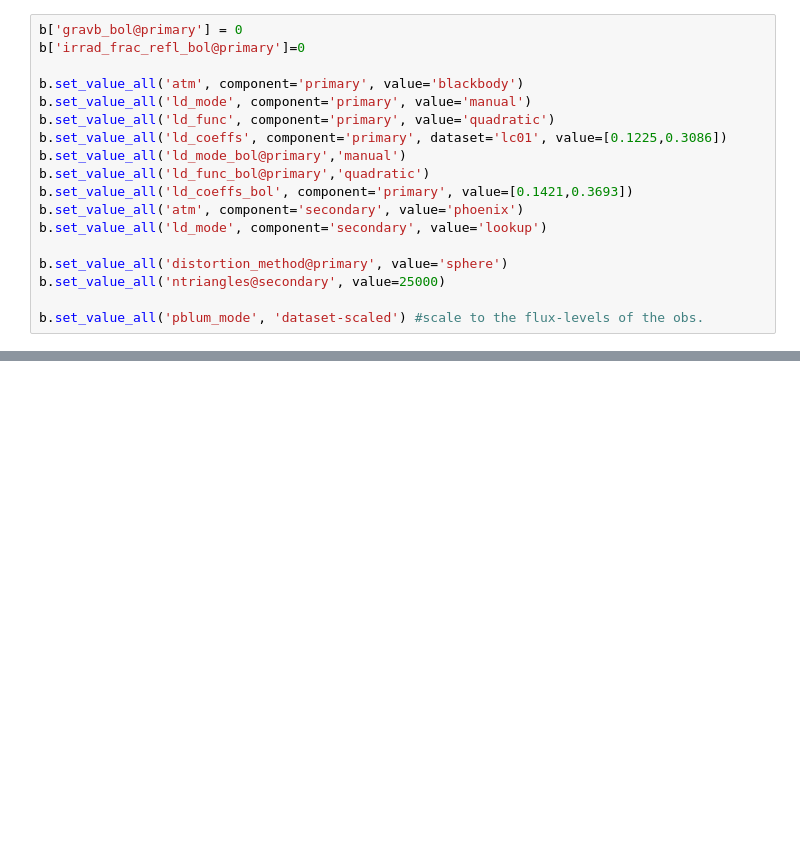
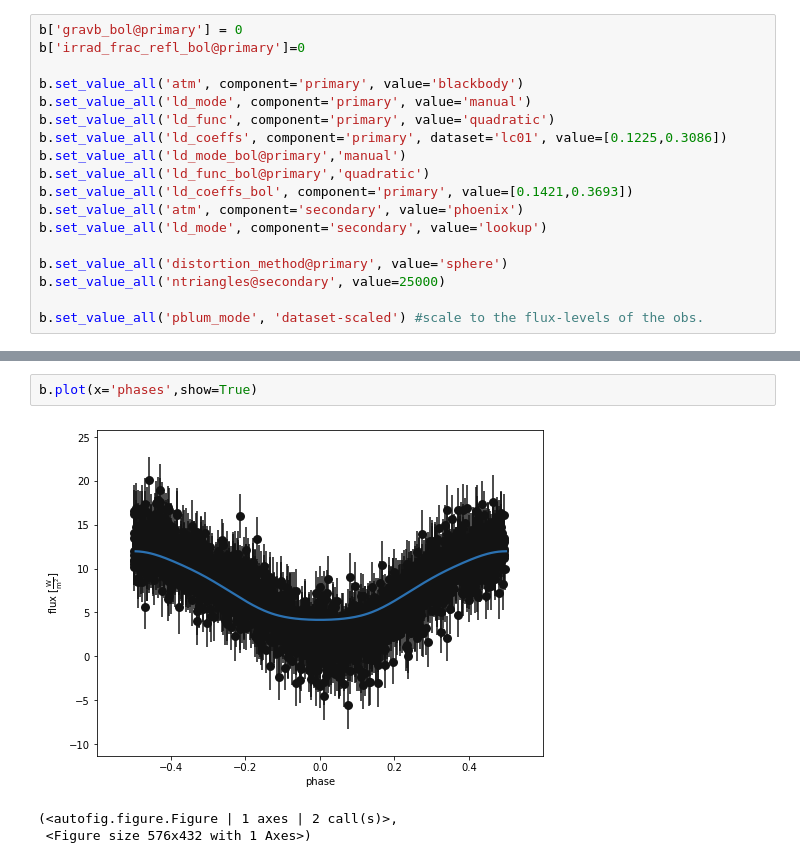
Before and after one commit to fallingelf/Phoebe, a Jupyter notebook: V1_.ipynb, the cells around one changed output, grey strips where cells are left out. Cells and saved outputs as stored; diff of their text form; blank space fills up the shorter version.

```diff
--- a/V1.ipynb
+++ b/V1_.ipynb
@@ -102,3 +104,9 @@ b.run_compute(compute='phoebe01', model='after_nm_phoebe')
+# %%
+b.plot(x='phases',show=True)
+# %% [output]
+[figure, added]
+(<autofig.figure.Figure | 1 axes | 2 call(s)>,
+ <Figure size 576x432 with 1 Axes>)
 # %%
 b.add_compute('ellc', compute='fastcompute')
 b.add_solver('optimizer.nelder_mead',
```
Also changed, not shown: parts of 5 cells of this notebook.
